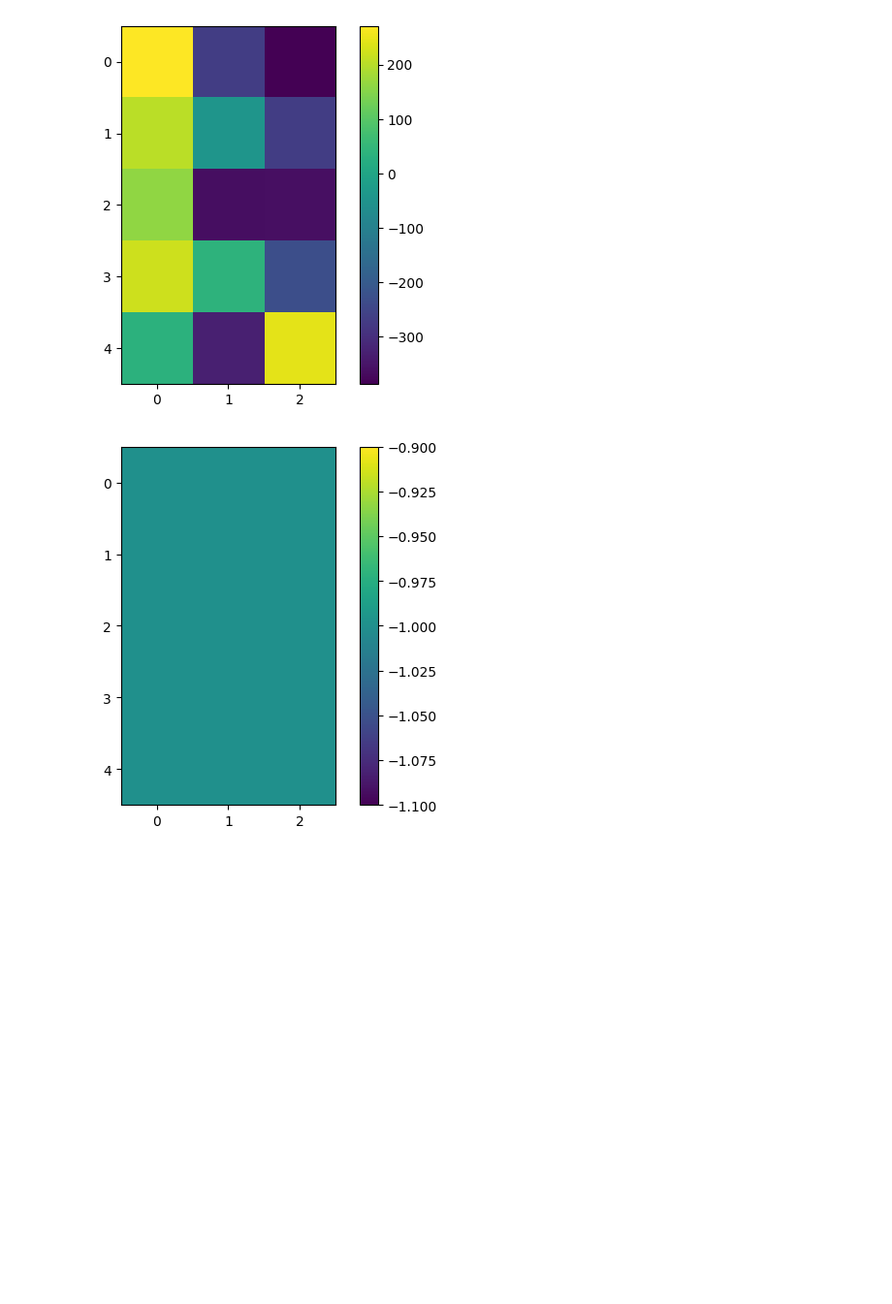
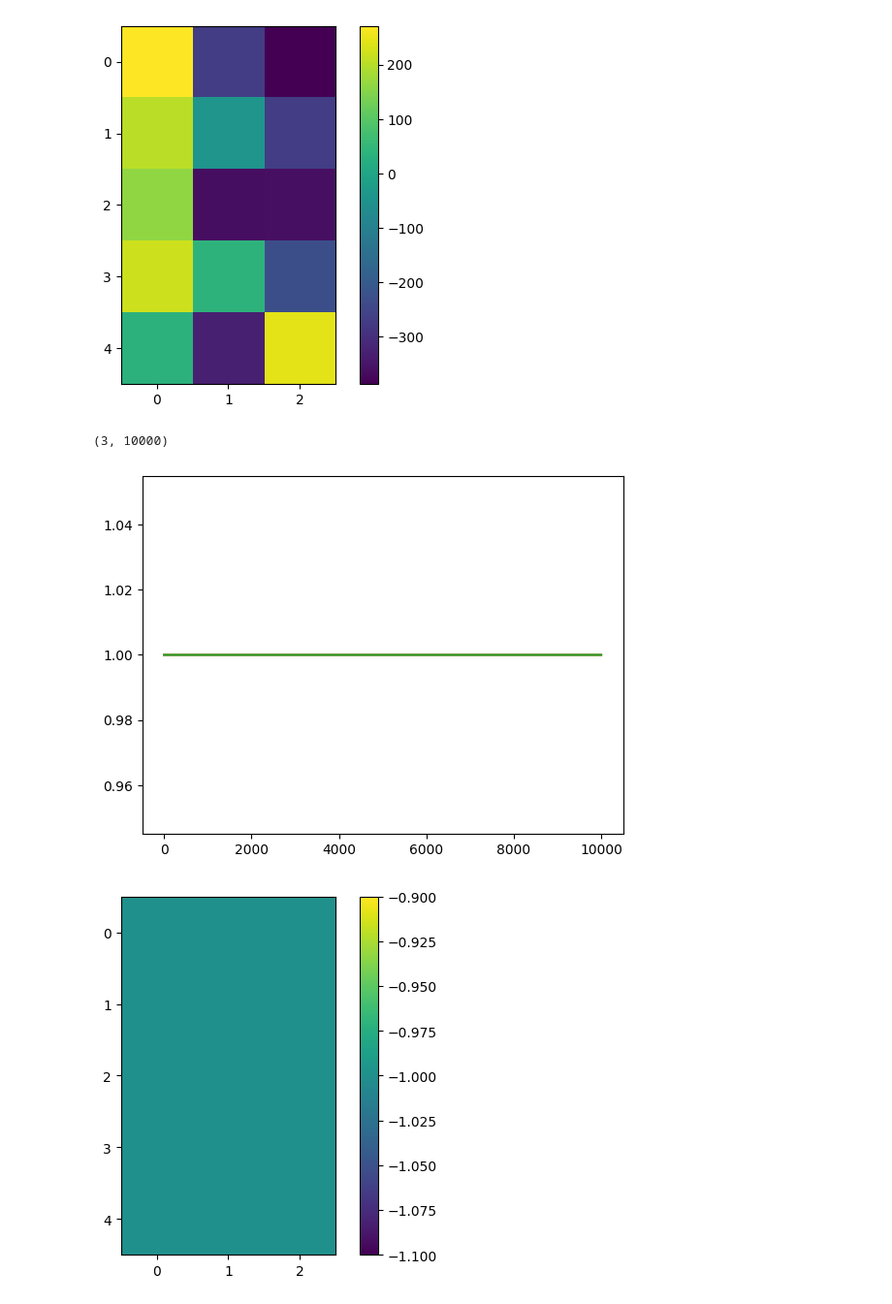
Before and after one commit to LucasEmcken/Bachelorprojekt, a Jupyter notebook: Aut_cor_test.ipynb, the cells around one changed output. Shown at 97% size. Saved outputs shown, nothing was run; the diff lists cells and outputs as text; code cells hidden in the pictures; blank space fills up the shorter version.

```diff
--- a/Aut_cor_test.ipynb
+++ b/Aut_cor_test.ipynb
@@ -63,21 +63,26 @@ plt.show()
 # %%
 Xf = np.fft.fft(X)
 A = W
 Sf = np.fft.fft(H)
 krSf = np.conj(Sf)
 krf = np.arange(0, X.shape[1]) / X.shape[1]
 Nf = X.shape
 N = X.shape
 T = np.zeros((N[0],3))
 w = np.ones(X.shape[1])
-TauW = np.ones((3, 1))*np.array([-5000,5000])
+TauW = np.ones((3, 1))*np.array([-2000,2000])
 TauW = generateTauWMatrix(TauW, N[1])
+print(TauW.shape)
+plt.plot(TauW.T)
+plt.show()
 SST = np.sum(X**2)
 sigma_sq = SST / (11*np.prod(N) -X.shape[0]*X.shape[1])
 Lambda = np.ones(3)*sigma_sq
 T = estTimeAutCor(Xf, A, Sf, krSf, krf, T, Nf, N, w, TauW, Lambda)
 plt.imshow(T)
 plt.colorbar()
 plt.show()
 # %% [output]
+(3, 10000)
-[figure, old version]
+[figure, new version]
+[figure, added]
```
